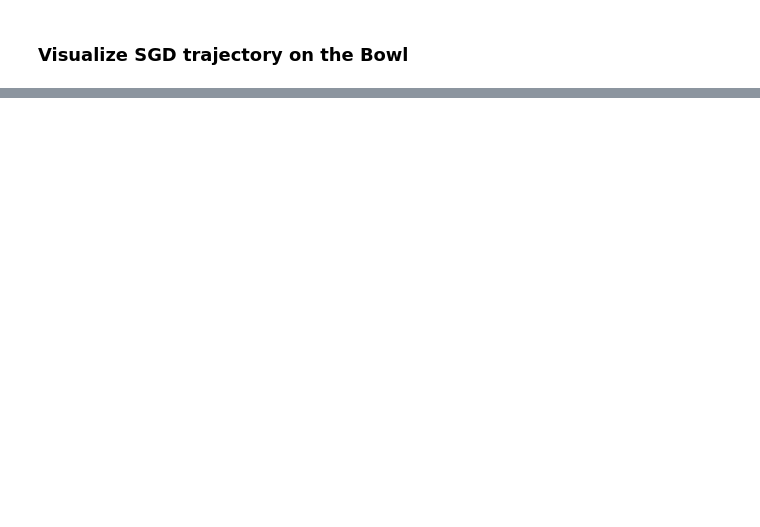
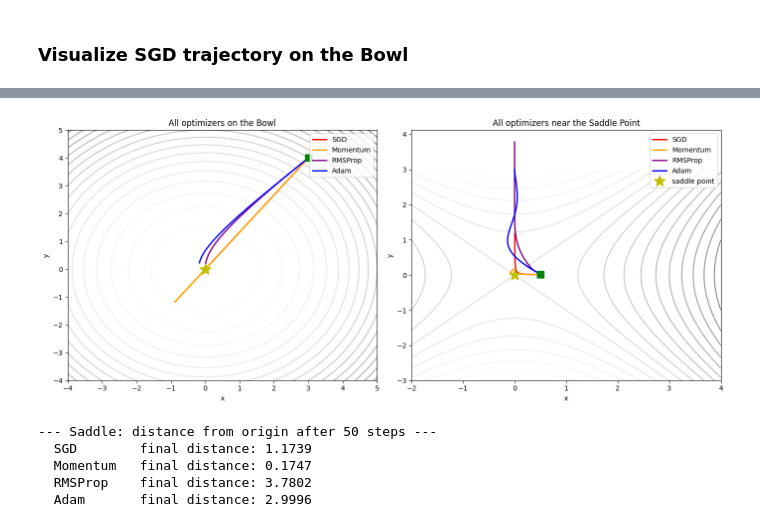
Before and after one commit to harsman079-wq/math-foundations-of-ml, a Jupyter notebook: MathML_Project.ipynb, the cells around one changed output, grey strips where cells are left out. Drawn from its saved outputs; the diff is of its cells as text; code cells hidden in the pictures; blank space fills up the shorter version.

Commit message:
Add files via upload
Week 2: Momentum, RMSProp, Adam implemented; saddle-point escape comparison shows adaptive methods escape faster

```diff
--- a/MathML_Project.ipynb
+++ b/MathML_Project.ipynb
@@ -129,0 +178,15 @@ print("Final position:", path[-1])
+# %%
+def adam(grad_fn, start, lr=0.1, beta1=0.9, beta2=0.999, eps=1e-8, steps=50):
+    pos = np.array(start, dtype=float)
+    m = np.zeros_like(pos)
+    v = np.zeros_like(pos)
+    path = [pos.copy()]
+    for t in range(1, steps + 1):
+        g = grad_fn(pos[0], pos[1])
+        m = beta1 * m + (1 - beta1) * g
+        v = beta2 * v + (1 - beta2) * (g ** 2)
+        m_hat = m / (1 - beta1 ** t)
+        v_hat = v / (1 - beta2 ** t)
+        pos = pos - lr * m_hat / (np.sqrt(v_hat) + eps)
+        path.append(pos.copy())
+    return np.array(path)
@@ -129,0 +198,53 @@ print("Final position:", path[-1])
+# %%
+OPTIMIZERS = [
+    ("SGD", sgd, "red"),
+    ("Momentum", momentum, "orange"),
+    ("RMSProp", rmsprop, "purple"),
+    ("Adam", adam, "blue"),
+]
+
+fig, axes = plt.subplots(1, 2, figsize=(14, 6))
+
+# Bowl
+ax = axes[0]
+xs = np.linspace(-4, 5, 200); ys = np.linspace(-4, 5, 200)
+X, Y = np.meshgrid(xs, ys); Z = bowl(X, Y)
+ax.contour(X, Y, Z, levels=20, cmap="Greys", alpha=0.5)
+for name, fn, color in OPTIMIZERS:
+    path = fn(bowl_grad, start=(3, 4), lr=0.1, steps=50)
+    ax.plot(path[:, 0], path[:, 1], "-", color=color, linewidth=2, label=name)
+ax.plot(3, 4, "gs", markersize=10)
+ax.plot(0, 0, "y*", markersize=18)
+ax.set_title("All optimizers on the Bowl")
+ax.set_xlabel("x"); ax.set_ylabel("y")
+ax.legend()
+
+# Saddle
+ax = axes[1]
+xs = np.linspace(-2, 4, 200); ys = np.linspace(-3, 3, 200)
+X, Y = np.meshgrid(xs, ys); Z = saddle(X, Y)
+ax.contour(X, Y, Z, levels=20, cmap="Greys", alpha=0.5)
+for name, fn, color in OPTIMIZERS:
+    path = fn(saddle_grad, start=(0.5, 0.01), lr=0.05, steps=50)
+    ax.plot(path[:, 0], path[:, 1], "-", color=color, linewidth=2, label=name)
+ax.plot(0.5, 0.01, "gs", markersize=10)
+ax.plot(0, 0, "y*", markersize=18, label="saddle point")
+ax.set_title("All optimizers near the Saddle Point")
+ax.set_xlabel("x"); ax.set_ylabel("y")
+ax.legend()
+
+plt.tight_layout()
+plt.show()
+
+print("--- Saddle: distance from origin after 50 steps ---")
+for name, fn, color in OPTIMIZERS:
+    path = fn(saddle_grad, start=(0.5, 0.01), lr=0.05, steps=50)
+    dist = np.linalg.norm(path[-1])
+    print(f"  {name:10s} final distance: {dist:.4f}")
+# %% [output]
+[figure, added]
+--- Saddle: distance from origin after 50 steps ---
+  SGD        final distance: 1.1739
+  Momentum   final distance: 0.1747
+  RMSProp    final distance: 3.7802
+  Adam       final distance: 2.9996
```
Also changed, not shown: parts of 13 cells of this notebook, 1 other file.
